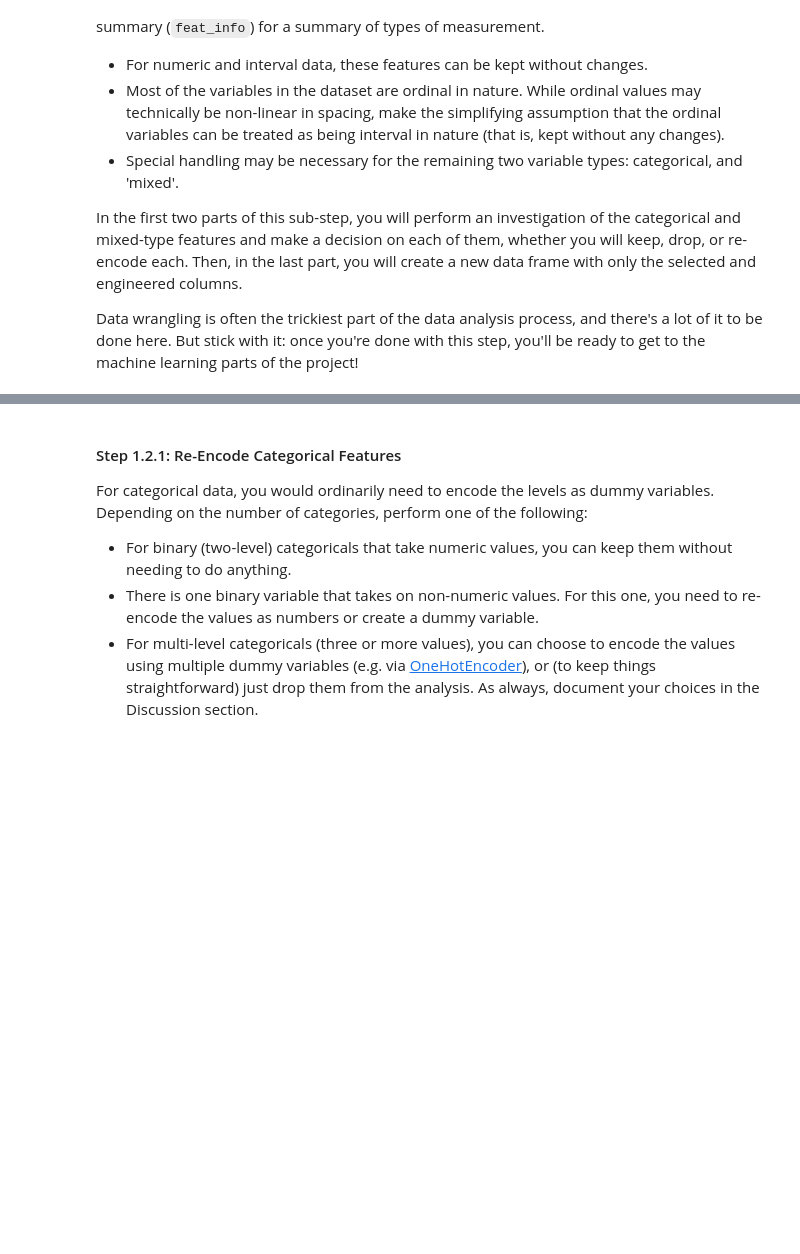
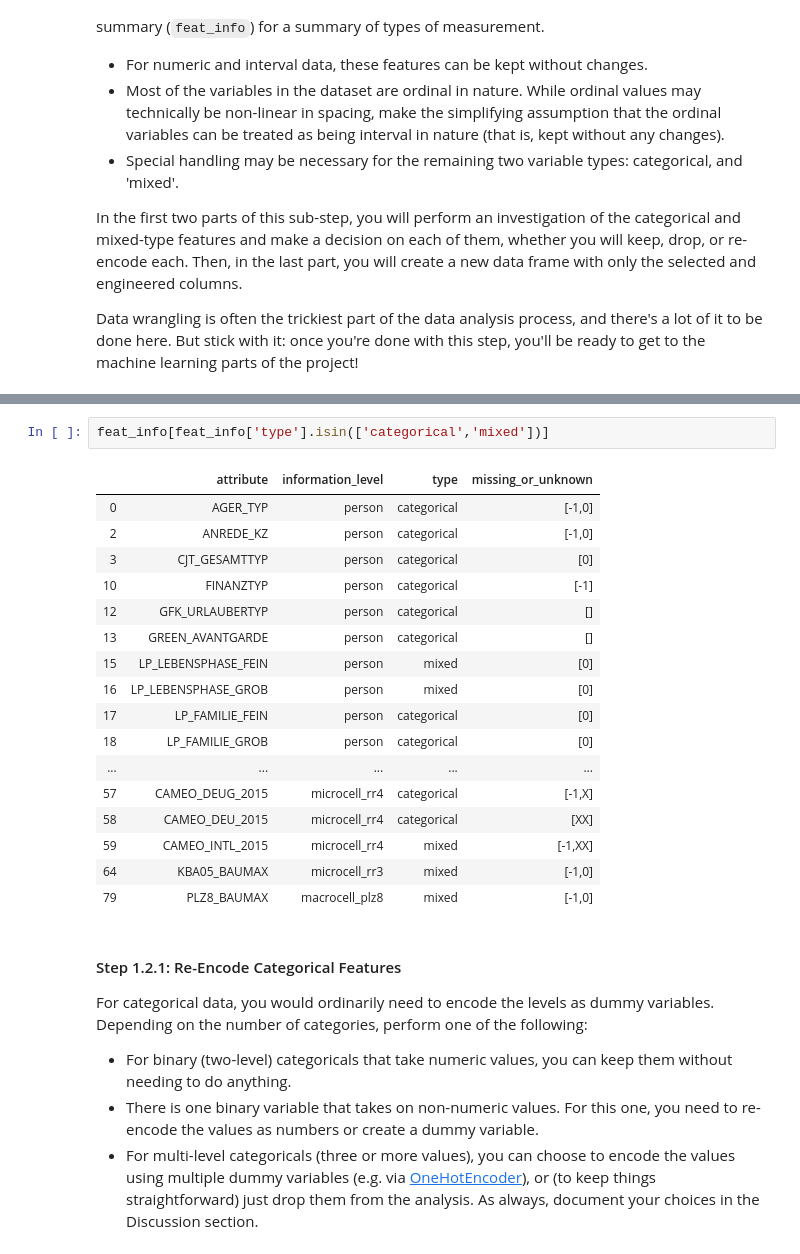
Before and after one commit to sclkan/Identify-Customer-Segments, a Jupyter notebook: Identify_Customer_Segments.ipynb, the cells around one changed output, grey strips where cells are left out. Cells and saved outputs as stored; diff of their text form; blank space fills up the shorter version.

```diff
--- a/Identify_Customer_Segments.ipynb
+++ b/Identify_Customer_Segments.ipynb
@@ -270,3 +332,23 @@ Data wrangling is often the trickiest part of the data analysis process, and the
+# %%
+feat_info[feat_info['type'].isin(['categorical','mixed'])]
+# %% [output]
+|  | attribute | information_level | type | missing_or_unknown |
+| 0 | AGER_TYP | person | categorical | [-1,0] |
+| 2 | ANREDE_KZ | person | categorical | [-1,0] |
+| 3 | CJT_GESAMTTYP | person | categorical | [0] |
+| 10 | FINANZTYP | person | categorical | [-1] |
+| 12 | GFK_URLAUBERTYP | person | categorical | [] |
+| 13 | GREEN_AVANTGARDE | person | categorical | [] |
+| 15 | LP_LEBENSPHASE_FEIN | person | mixed | [0] |
+| 16 | LP_LEBENSPHASE_GROB | person | mixed | [0] |
+| 17 | LP_FAMILIE_FEIN | person | categorical | [0] |
+| 18 | LP_FAMILIE_GROB | person | categorical | [0] |
+| ... | ... | ... | ... | ... |
+| 57 | CAMEO_DEUG_2015 | microcell_rr4 | categorical | [-1,X] |
+| 58 | CAMEO_DEU_2015 | microcell_rr4 | categorical | [XX] |
+| 59 | CAMEO_INTL_2015 | microcell_rr4 | mixed | [-1,XX] |
+| 64 | KBA05_BAUMAX | microcell_rr3 | mixed | [-1,0] |
+| 79 | PLZ8_BAUMAX | macrocell_plz8 | mixed | [-1,0] |
 # %% [markdown]
 #### Step 1.2.1: Re-Encode Categorical Features
 
```
Also changed, not shown: parts of 24 cells of this notebook.
